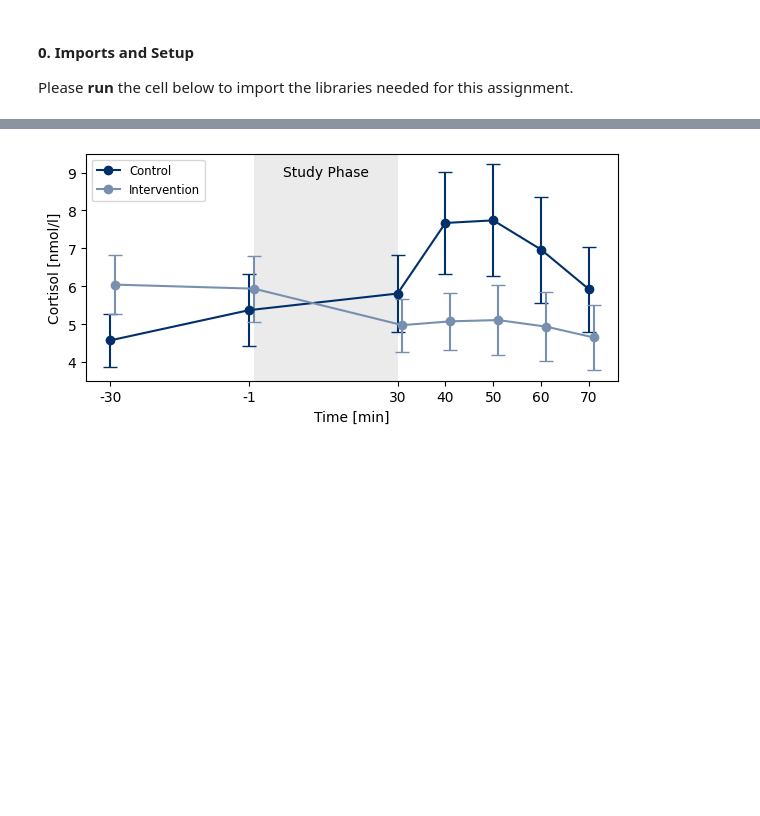
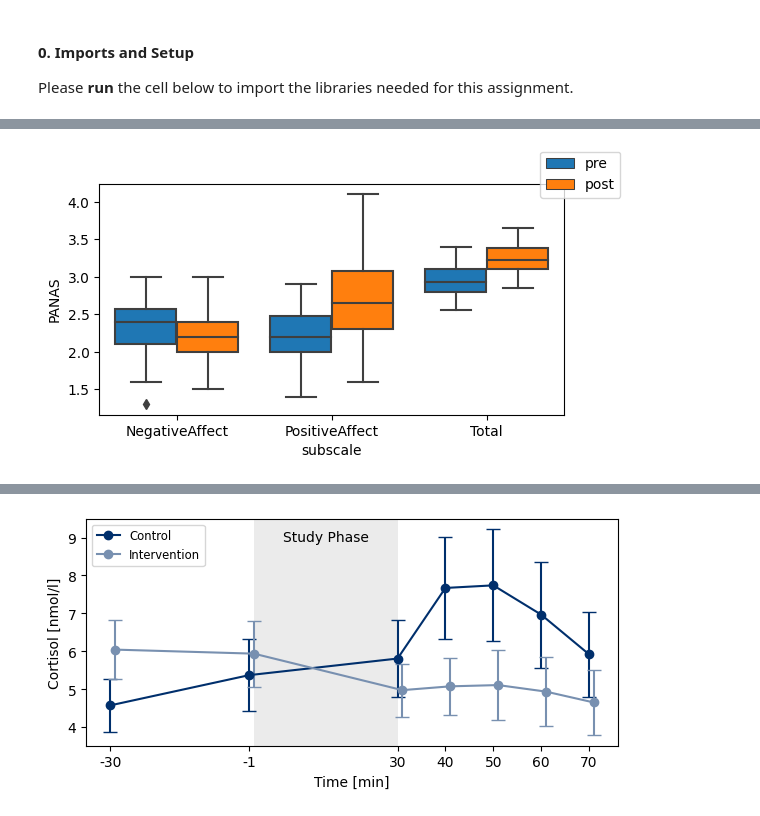
Before and after one commit to digikolleg-data-science-psychology/ads_exercise, a Jupyter notebook: course_directory/ads_exercise/source/08_statistics/08_statistics.ipynb, the cells around one changed output, grey strips where cells are left out. Saved outputs shown, nothing was run; the diff lists cells and outputs as text; code cells hidden in the pictures; blank space fills up the shorter version.

```diff
--- a/course_directory/ads_exercise/source/08_statistics/08_statistics.ipynb
+++ b/course_directory/ads_exercise/source/08_statistics/08_statistics.ipynb
@@ -129 +171,10 @@ fig.tight_layout()
 * Different type of statistical analysis (t-test dependent?)
+# %%
+# run cell to load and visualize data
+data_panas = bp.example_data.get_stats_example()
+fig, ax = plt.subplots(figsize=(6, 3))
+bp.plotting.feature_boxplot(
+    data=data_panas, x="subscale", y="PANAS", hue="time", hue_order=["pre", "post"], ax=ax
+);
+# %% [output]
+[figure, added]
```
Also changed, not shown: parts of 29 cells of this notebook.
